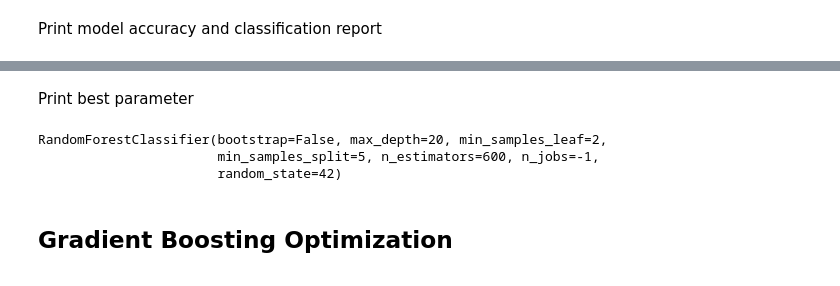
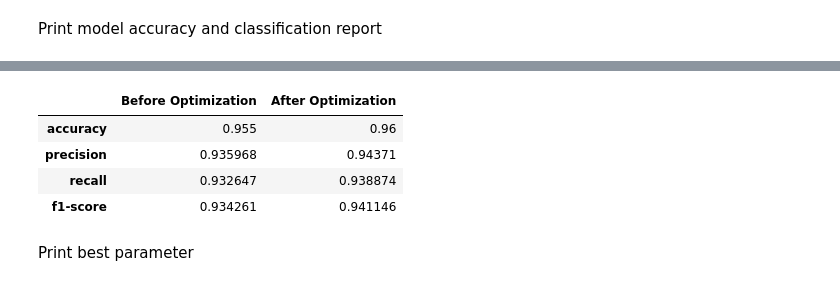
Before and after one commit to yasir-rtx/dbs_ML_expert_project01, a Jupyter notebook: model.ipynb, the cells around one changed output, grey strips where cells are left out. Saved outputs shown, nothing was run; the diff lists cells and outputs as text; code cells hidden in the pictures.

```diff
--- a/model.ipynb
+++ b/model.ipynb
@@ -286,3 +301,8 @@ weighted avg       0.96      0.96      0.96      1000
+# %%
+model_tune.loc["accuracy", "Before Optimization"] = RF_report["accuracy"]
+model_tune.loc["precision", "Before Optimization"] = RF_report["macro avg"]["precision"]
+model_tune.loc["recall", "Before Optimization"] = RF_report["macro avg"]["recall"]
+model_tune.loc["f1-score", "Before Optimization"] = RF_report["macro avg"]["f1-score"]
 # %% [markdown]
 ## 3. Gradient Boosting
 # %%
@@ -451,11 +456,17 @@ Akurasi model SVM : 96.00%
 weighted avg       0.96      0.96      0.96      1000
+# %%
+RF_report = classification_report(y_test, y_pred, output_dict=True)
+model_tune.loc["accuracy", "After Optimization"] = RF_report["accuracy"]
+model_tune.loc["precision", "After Optimization"] = RF_report["macro avg"]["precision"]
+model_tune.loc["recall", "After Optimization"] = RF_report["macro avg"]["recall"]
+model_tune.loc["f1-score", "After Optimization"] = RF_report["macro avg"]["f1-score"]
+# %%
+model_tune.head()
+# %% [output]
+|  | Before Optimization | After Optimization |
+| accuracy | 0.955 | 0.96 |
+| precision | 0.935968 | 0.94371 |
+| recall | 0.932647 | 0.938874 |
+| f1-score | 0.934261 | 0.941146 |
 # %% [markdown]
 Print best parameter
-# %%
-RF_model
-# %% [output]
-RandomForestClassifier(bootstrap=False, max_depth=20, min_samples_leaf=2,
-                       min_samples_split=5, n_estimators=600, n_jobs=-1,
-                       random_state=42)
-# %% [markdown]
-## Gradient Boosting Optimization
```
Also changed, not shown: parts of 9 cells of this notebook, 1 other file.
